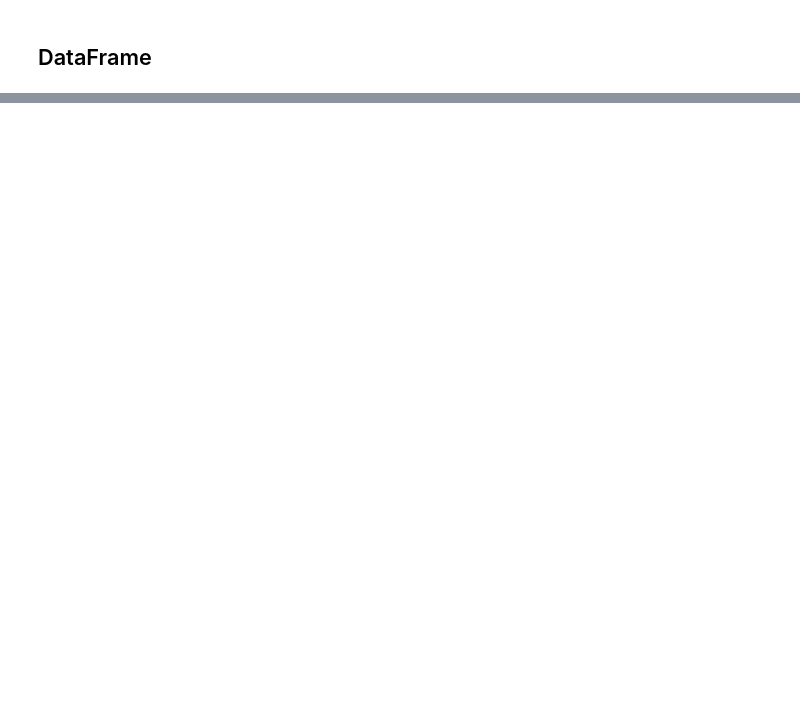
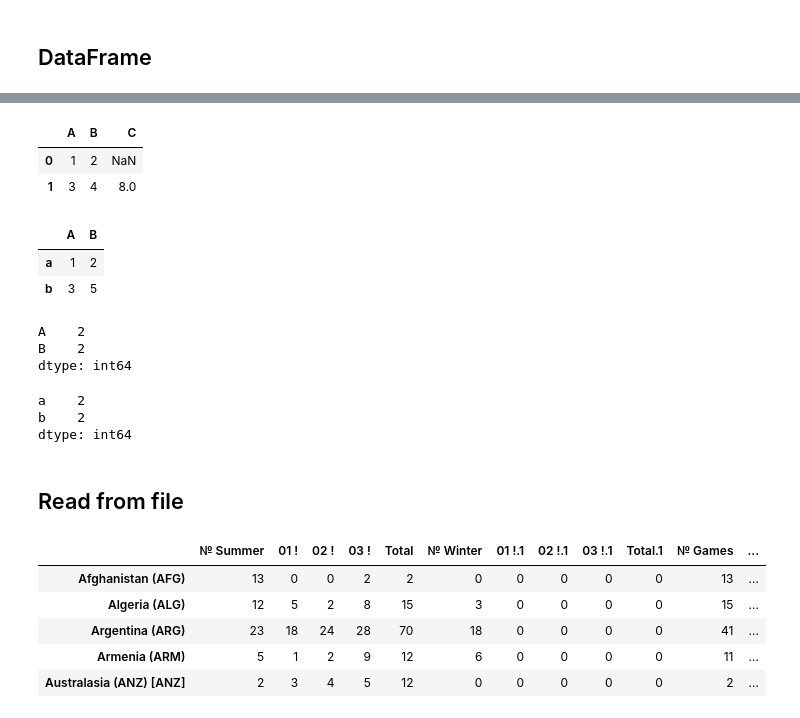
Before and after one commit to pppk520/ml_study, a Jupyter notebook: data_analysis/pandas.ipynb, the cells around one changed output, grey strips where cells are left out. Cells and saved outputs as stored; diff of their text form; code cells hidden in the pictures; blank space fills up the shorter version.

```diff
--- a/data_analysis/pandas.ipynb
+++ b/data_analysis/pandas.ipynb
@@ -76,0 +154,38 @@ print(pd.DataFrame(data).sort_values(by='pop', ascending=True))
+# %%
+pd.merge(left=df1, right=df2, how='left', on=['B'] )
+# %% [output]
+|  | A | B | C |
+| 0 | 1 | 2 | NaN |
+| 1 | 3 | 4 | 8.0 |
+# %%
+df = pd.DataFrame([[1,2],
+                   [3,5]], index = ['a','b'], columns = ['A','B'])
+df
+# %% [output]
+|  | A | B |
+| a | 1 | 2 |
+| b | 3 | 5 |
+# %%
+df.count(axis=0)
+# %% [output]
+A    2
+B    2
+dtype: int64
+# %%
+df.count(axis=1)
+# %% [output]
+a    2
+b    2
+dtype: int64
+# %% [markdown]
+## Read from file
+# %%
+df = pd.read_csv('olympics.csv', sep=',', index_col=0, skiprows=1)
+df.head()
+# %% [output]
+|  | № Summer | 01 ! | 02 ! | 03 ! | Total | № Winter | 01 !.1 | 02 !.1 | 03 !.1 | Total.1 | № Games | ... |
+| Afghanistan (AFG) | 13 | 0 | 0 | 2 | 2 | 0 | 0 | 0 | 0 | 0 | 13 | ... |
+| Algeria (ALG) | 12 | 5 | 2 | 8 | 15 | 3 | 0 | 0 | 0 | 0 | 15 | ... |
+| Argentina (ARG) | 23 | 18 | 24 | 28 | 70 | 18 | 0 | 0 | 0 | 0 | 41 | ... |
+| Armenia (ARM) | 5 | 1 | 2 | 9 | 12 | 6 | 0 | 0 | 0 | 0 | 11 | ... |
+| Australasia (ANZ) [ANZ] | 2 | 3 | 4 | 5 | 12 | 0 | 0 | 0 | 0 | 0 | 2 | ... |
```
Also changed, not shown: parts of 43 cells of this notebook, 5 other files.
